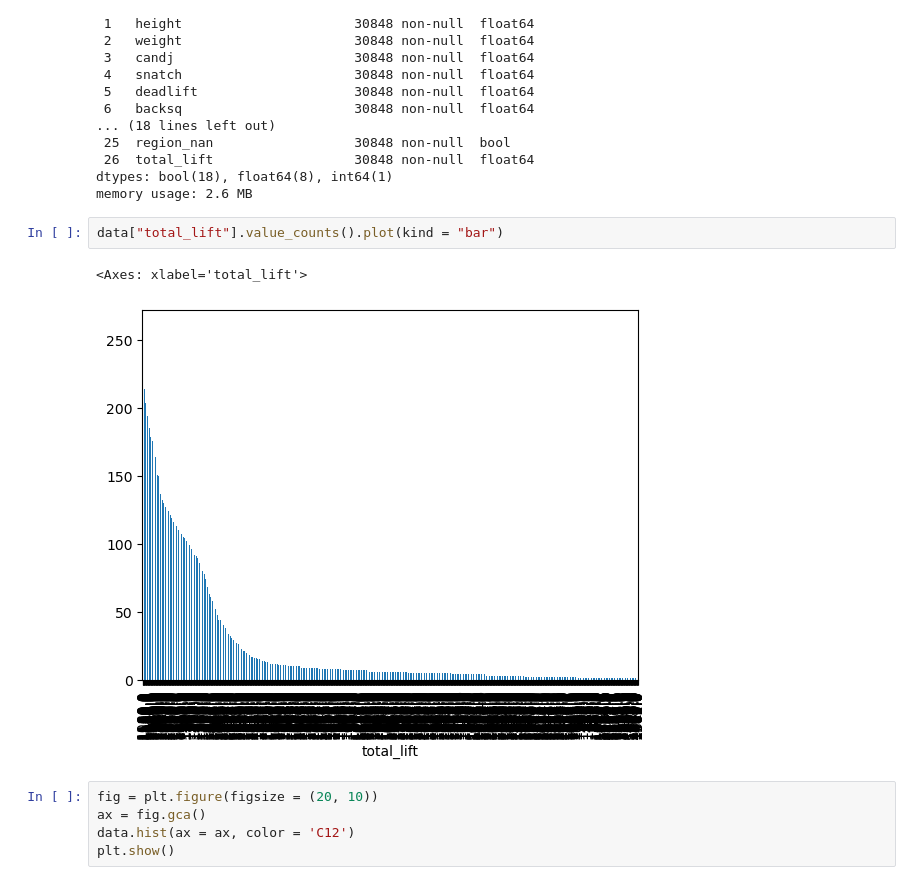
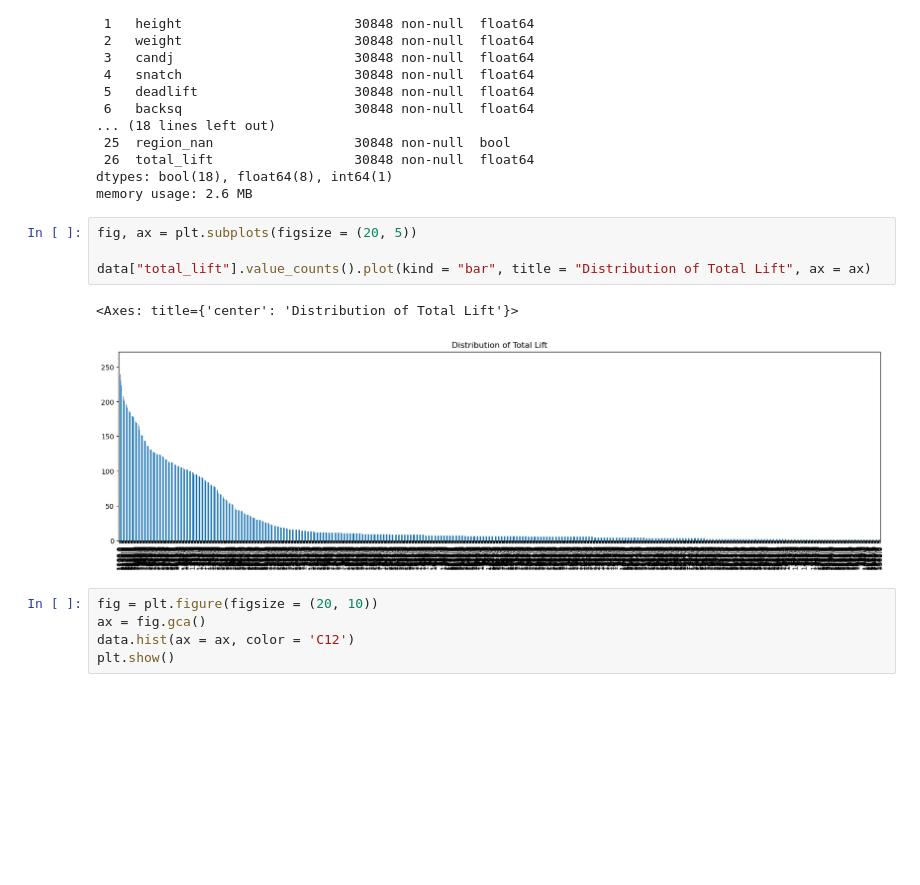
Before and after one commit to mariafshan/adsp_ml_ops, a Jupyter notebook: Assignment_1/Assignment 1 EDA and Training.ipynb, the cells around one changed output. Cells and saved outputs as stored; diff of their text form; blank space fills up the shorter version.

```diff
--- a/Assignment_1/Assignment 1 EDA and Training.ipynb
+++ b/Assignment_1/Assignment 1 EDA and Training.ipynb
@@ -200,10 +204,12 @@ Data columns (total 27 columns):
 dtypes: bool(18), float64(8), int64(1)
 memory usage: 2.6 MB
 # %%
-data["total_lift"].value_counts().plot(kind = "bar")
+fig, ax = plt.subplots(figsize = (20, 5))
+
+data["total_lift"].value_counts().plot(kind = "bar", title = "Distribution of Total Lift", ax = ax)
 # %% [output]
-<Axes: xlabel='total_lift'>
+<Axes: title={'center': 'Distribution of Total Lift'}>
-[figure, old version]
+[figure, new version]
 # %%
 fig = plt.figure(figsize = (20, 10))
 ax = fig.gca()
```
Also changed, not shown: parts of 43 cells of this notebook, 1 other file.
